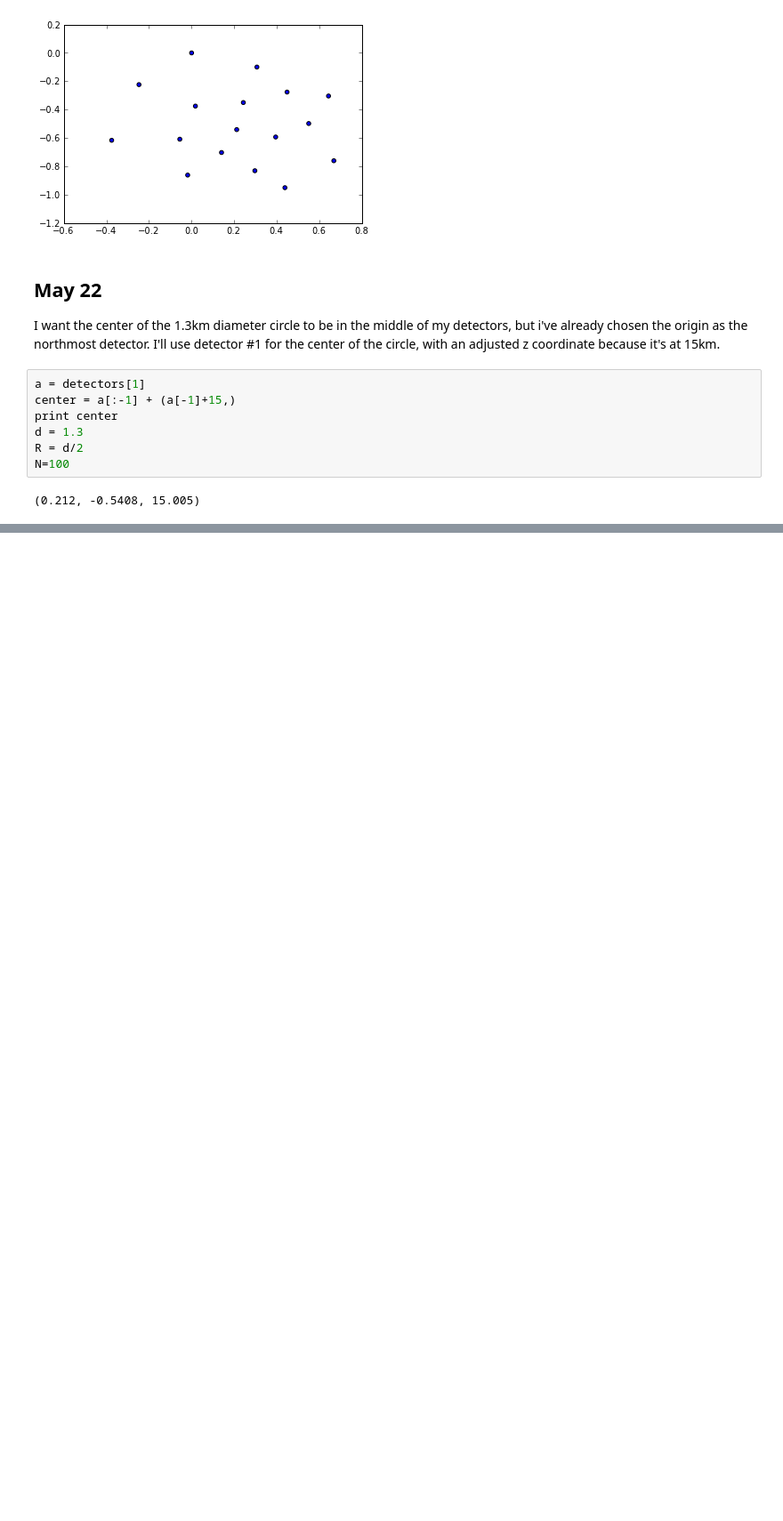
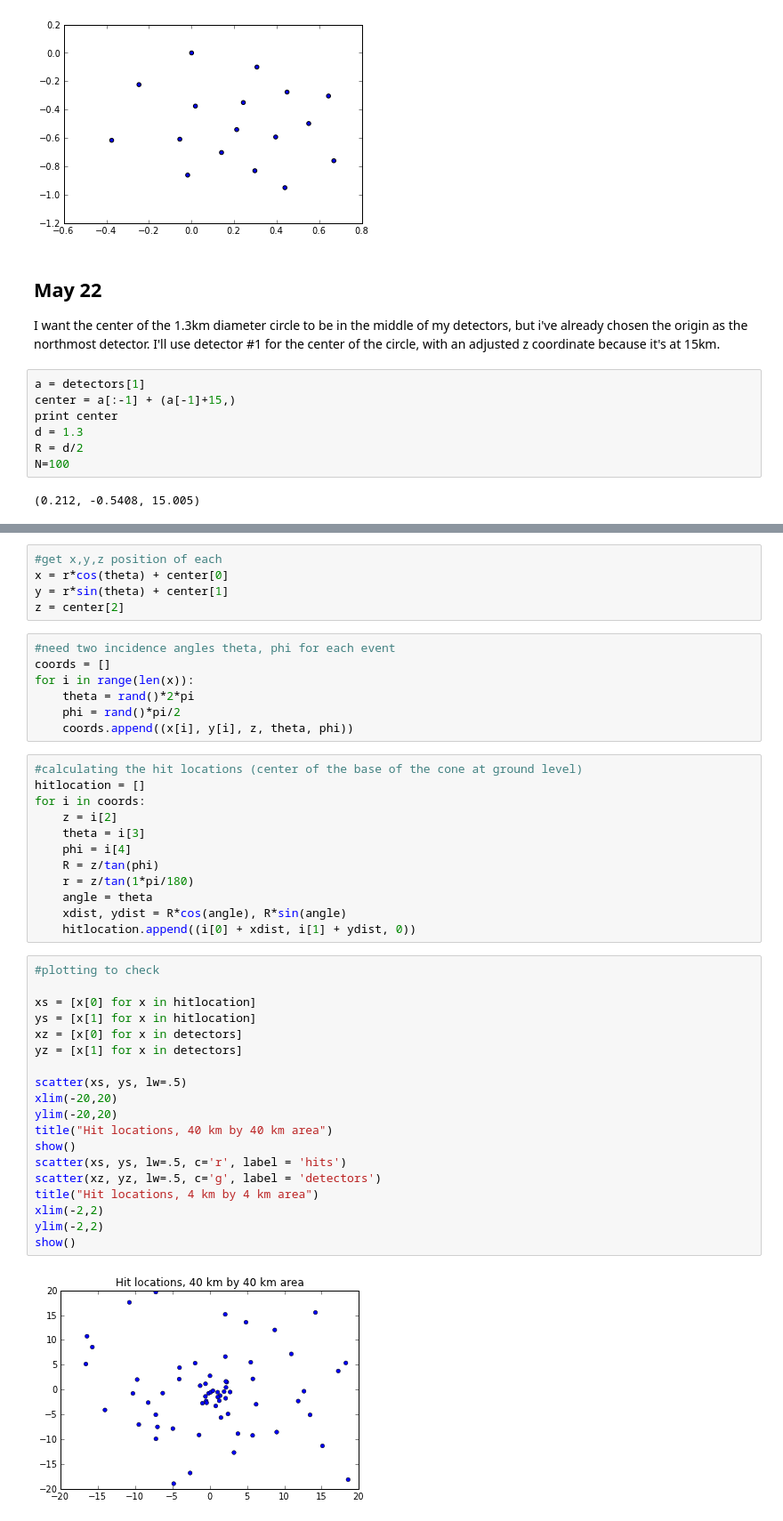
Before and after one commit to ssteeper/PHYS-202-13, a Jupyter notebook: Project/Project.ipynb, the cells around one changed output, grey strips where cells are left out. Shown: that part at 89% size. Drawn from its saved outputs; the diff is of its cells as text; blank space fills up the shorter version.

```diff
--- a/Project/Project.ipynb
+++ b/Project/Project.ipynb
@@ -57,0 +72,45 @@ theta = numpy.random.random(N) * 2 *pi
+# %%
+#get x,y,z position of each
+x = r*cos(theta) + center[0]
+y = r*sin(theta) + center[1]
+z = center[2]
+# %%
+#need two incidence angles theta, phi for each event
+coords = []
+for i in range(len(x)):
+    theta = rand()*2*pi
+    phi = rand()*pi/2
+    coords.append((x[i], y[i], z, theta, phi))
+# %%
+#calculating the hit locations (center of the base of the cone at ground level)
+hitlocation = []
+for i in coords:
+    z = i[2]
+    theta = i[3]
+    phi = i[4]
+    R = z/tan(phi)
+    r = z/tan(1*pi/180)
+    angle = theta
+    xdist, ydist = R*cos(angle), R*sin(angle)
+    hitlocation.append((i[0] + xdist, i[1] + ydist, 0))
+# %%
+#plotting to check
+
+xs = [x[0] for x in hitlocation]
+ys = [x[1] for x in hitlocation]
+xz = [x[0] for x in detectors]
+yz = [x[1] for x in detectors]
+
+scatter(xs, ys, lw=.5)
+xlim(-20,20)
+ylim(-20,20)
+title("Hit locations, 40 km by 40 km area")
+show()
+scatter(xs, ys, lw=.5, c='r', label = 'hits')
+scatter(xz, yz, lw=.5, c='g', label = 'detectors')
+title("Hit locations, 4 km by 4 km area")
+xlim(-2,2)
+ylim(-2,2)
+show()
+# %% [output]
+[figure, added]
```
Also changed, not shown: parts of 6 cells of this notebook.
